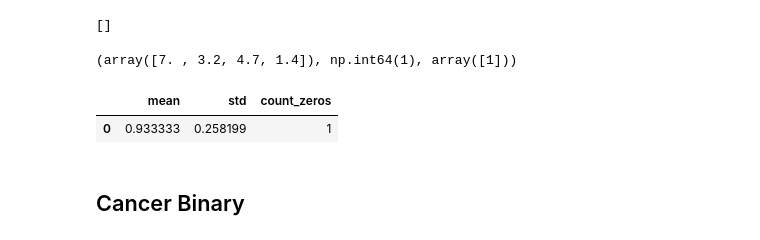
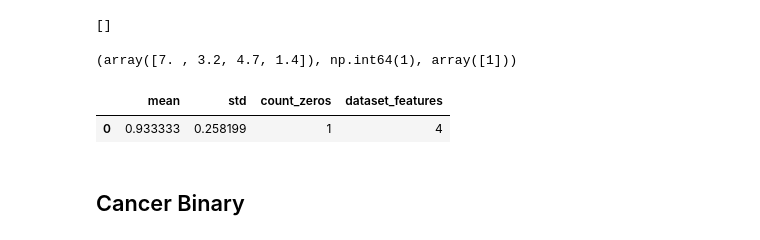
Before and after one commit to dabzr/LogicExplainML, a Jupyter notebook: testing/notebooks/colab notebooks/z3_gb_xai.ipynb, the cells around one changed output. Saved outputs shown, nothing was run; the diff lists cells and outputs as text; code cells hidden in the pictures.

Commit message:
dataset explanation testing

```diff
--- a/testing/notebooks/colab notebooks/z3_gb_xai.ipynb
+++ b/testing/notebooks/colab notebooks/z3_gb_xai.ipynb
@@ -257,23 +257,24 @@ X_iris_test[4], y_iris_test[4], gb_iris.predict([X_iris_test[4]])
 # check_explanation
 # %%
 iris_explain_sizes = pd.DataFrame(columns=['explain_size'])
-count_zeros = 0
+iris_count_zeros = 0
 
 for i in range(len(X_iris_test)):
   explain_size = len(explain_instance(gb_iris, X_iris, X_iris_test[i]))
   if explain_size == 0:
-    count_zeros += 1
+    iris_count_zeros += 1
   iris_explain_sizes.loc[len(iris_explain_sizes)] = [explain_size]
 # %%
 iris_explain_stat = pd.DataFrame({
     'mean': [iris_explain_sizes['explain_size'].mean()],
     'std': [iris_explain_sizes['explain_size'].std()],
-    'count_zeros': [count_zeros]
+    'count_zeros': [iris_count_zeros],
+    'dataset_features': [iris.data.shape[1]],
 })
 iris_explain_stat
 # %% [output]
-|  | mean | std | count_zeros |
-| 0 | 0.933333 | 0.258199 | 1 |
+|  | mean | std | count_zeros | dataset_features |
+| 0 | 0.933333 | 0.258199 | 1 | 4 |
 # %% [markdown]
 ## Cancer Binary
 # %%
```
Also changed, not shown: parts of 4 cells of this notebook.
